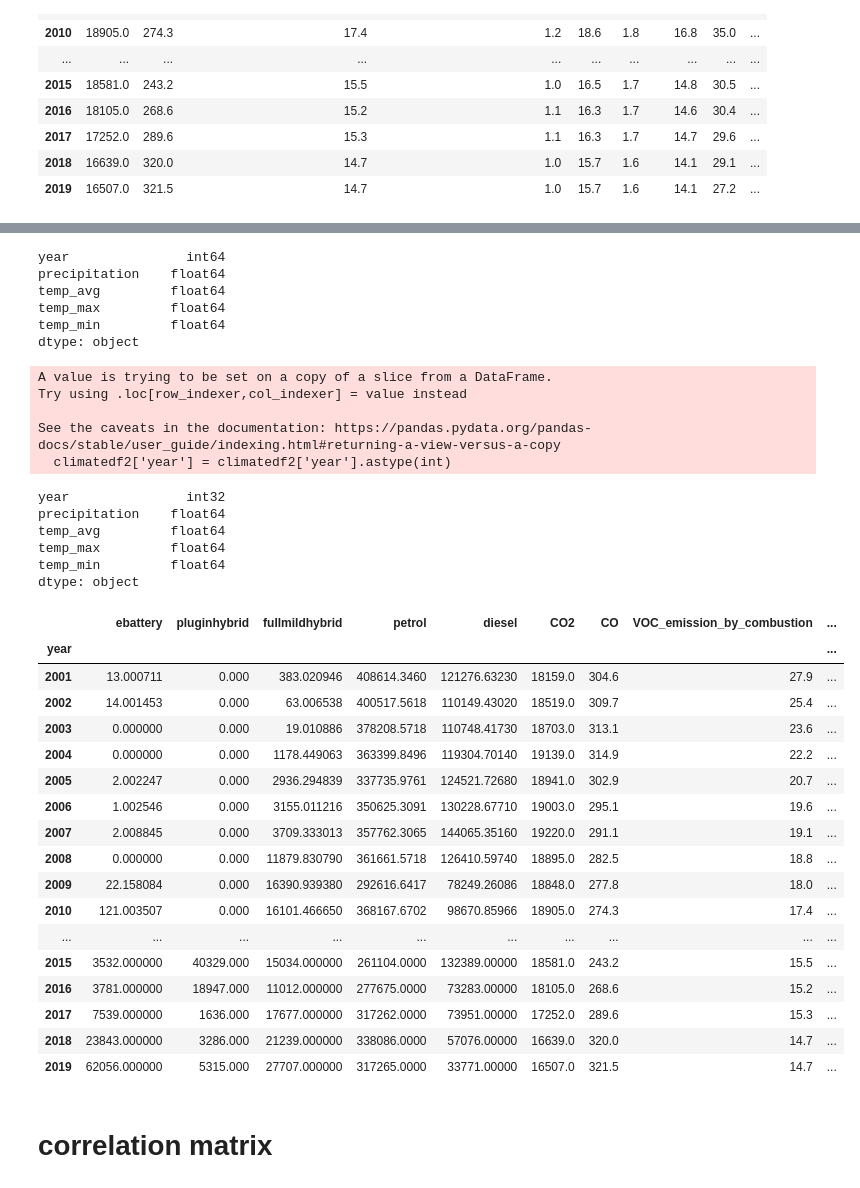
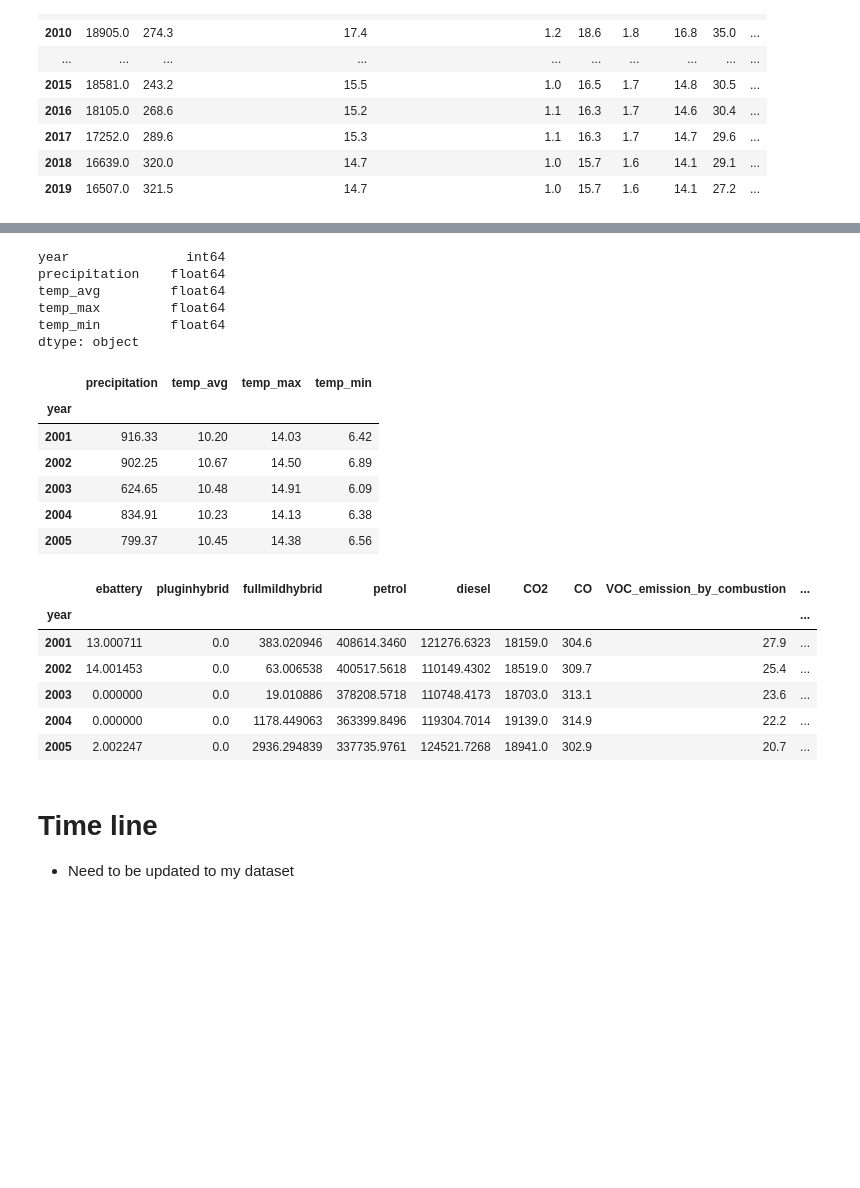
Before and after one commit to ClauCarloni/data_final_project, a Jupyter notebook: renewables_and_environment.ipynb, the cells around one changed output, grey strips where cells are left out. Saved outputs shown, nothing was run; the diff lists cells and outputs as text; code cells hidden in the pictures; blank space fills up the shorter version.

```diff
--- a/renewables_and_environment.ipynb
+++ b/renewables_and_environment.ipynb
@@ -660,50 +639,35 @@ climatedf2
-# %%
-climatedf2.dtypes
-# %% [output]
-year               int64
-precipitation    float64
-temp_avg         float64
-temp_max         float64
-temp_min         float64
-dtype: object
-# %%
-climatedf2['year'] = climatedf2['year'].astype(int)
-# %% [output]
-A value is trying to be set on a copy of a slice from a DataFrame.
-Try using .loc[row_indexer,col_indexer] = value instead
-
-See the caveats in the documentation: https://pandas.pydata.org/pandas-docs/stable/user_guide/indexing.html#returning-a-view-versus-a-copy
-  climatedf2['year'] = climatedf2['year'].astype(int)
-# %%
-climatedf2.dtypes
-# %% [output]
-year               int32
-precipitation    float64
-temp_avg         float64
-temp_max         float64
-temp_min         float64
-dtype: object
+# %%
+climatedf2.dtypes
+# %% [output]
+year               int64
+precipitation    float64
+temp_avg         float64
+temp_max         float64
+temp_min         float64
+dtype: object
+# %%
+climatedf2 = climatedf2.set_index('year')
+climatedf2.head()
+# %% [output]
+|  | precipitation | temp_avg | temp_max | temp_min |
+| year |  |  |  |  |
+| 2001 | 916.33 | 10.20 | 14.03 | 6.42 |
+| 2002 | 902.25 | 10.67 | 14.50 | 6.89 |
+| 2003 | 624.65 | 10.48 | 14.91 | 6.09 |
+| 2004 | 834.91 | 10.23 | 14.13 | 6.38 |
+| 2005 | 799.37 | 10.45 | 14.38 | 6.56 |
 # %%
 dataset = pd.concat([vehiclesdf2, emissionsdf2, climatedf2], axis=1)
-dataset
+dataset.head()
 # %% [output]
 |  | ebattery | pluginhybrid | fullmildhybrid | petrol | diesel | CO2 | CO | VOC_emission_by_combustion | ... |
 | year |  |  |  |  |  |  |  |  | ... |
-| 2001 | 13.000711 | 0.000 | 383.020946 | 408614.3460 | 121276.63230 | 18159.0 | 304.6 | 27.9 | ... |
-| 2002 | 14.001453 | 0.000 | 63.006538 | 400517.5618 | 110149.43020 | 18519.0 | 309.7 | 25.4 | ... |
-| 2003 | 0.000000 | 0.000 | 19.010886 | 378208.5718 | 110748.41730 | 18703.0 | 313.1 | 23.6 | ... |
-| 2004 | 0.000000 | 0.000 | 1178.449063 | 363399.8496 | 119304.70140 | 19139.0 | 314.9 | 22.2 | ... |
-| 2005 | 2.002247 | 0.000 | 2936.294839 | 337735.9761 | 124521.72680 | 18941.0 | 302.9 | 20.7 | ... |
-| 2006 | 1.002546 | 0.000 | 3155.011216 | 350625.3091 | 130228.67710 | 19003.0 | 295.1 | 19.6 | ... |
-| 2007 | 2.008845 | 0.000 | 3709.333013 | 357762.3065 | 144065.35160 | 19220.0 | 291.1 | 19.1 | ... |
-| 2008 | 0.000000 | 0.000 | 11879.830790 | 361661.5718 | 126410.59740 | 18895.0 | 282.5 | 18.8 | ... |
-| 2009 | 22.158084 | 0.000 | 16390.939380 | 292616.6417 | 78249.26086 | 18848.0 | 277.8 | 18.0 | ... |
-| 2010 | 121.003507 | 0.000 | 16101.466650 | 368167.6702 | 98670.85966 | 18905.0 | 274.3 | 17.4 | ... |
-| ... | ... | ... | ... | ... | ... | ... | ... | ... | ... |
-| 2015 | 3532.000000 | 40329.000 | 15034.000000 | 261104.0000 | 132389.00000 | 18581.0 | 243.2 | 15.5 | ... |
-| 2016 | 3781.000000 | 18947.000 | 11012.000000 | 277675.0000 | 73283.00000 | 18105.0 | 268.6 | 15.2 | ... |
-| 2017 | 7539.000000 | 1636.000 | 17677.000000 | 317262.0000 | 73951.00000 | 17252.0 | 289.6 | 15.3 | ... |
-| 2018 | 23843.000000 | 3286.000 | 21239.000000 | 338086.0000 | 57076.00000 | 16639.0 | 320.0 | 14.7 | ... |
-| 2019 | 62056.000000 | 5315.000 | 27707.000000 | 317265.0000 | 33771.00000 | 16507.0 | 321.5 | 14.7 | ... |
+| 2001 | 13.000711 | 0.0 | 383.020946 | 408614.3460 | 121276.6323 | 18159.0 | 304.6 | 27.9 | ... |
+| 2002 | 14.001453 | 0.0 | 63.006538 | 400517.5618 | 110149.4302 | 18519.0 | 309.7 | 25.4 | ... |
+| 2003 | 0.000000 | 0.0 | 19.010886 | 378208.5718 | 110748.4173 | 18703.0 | 313.1 | 23.6 | ... |
+| 2004 | 0.000000 | 0.0 | 1178.449063 | 363399.8496 | 119304.7014 | 19139.0 | 314.9 | 22.2 | ... |
+| 2005 | 2.002247 | 0.0 | 2936.294839 | 337735.9761 | 124521.7268 | 18941.0 | 302.9 | 20.7 | ... |
 # %% [markdown]
-# correlation matrix
+# Time line
+
+- Need to be updated to my dataset
```
Also changed, not shown: parts of 5 cells of this notebook, 21 other files.
